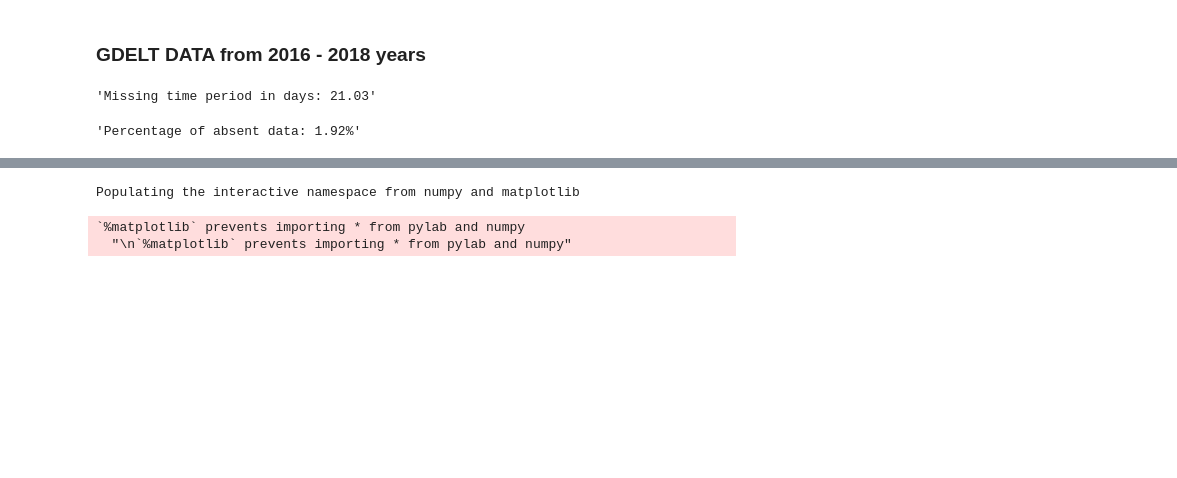
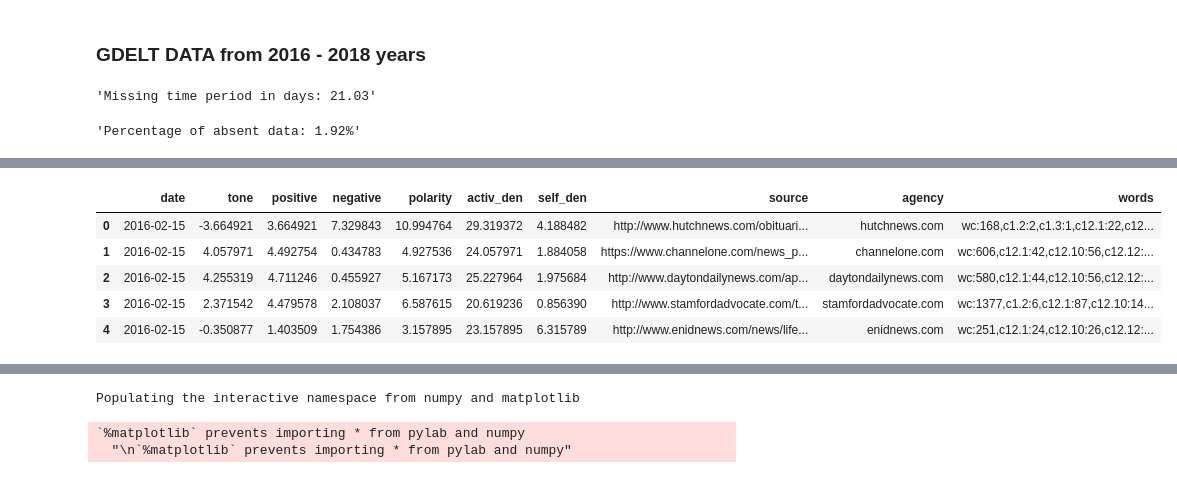
Before and after one commit to ostapkharysh/Stock-return-predictability, a Jupyter notebook: GdeltInfo.ipynb, the cells around one changed output, grey strips where cells are left out. Drawn from its saved outputs; the diff is of its cells as text; code cells hidden in the pictures; blank space fills up the shorter version.

```diff
--- a/GdeltInfo.ipynb
+++ b/GdeltInfo.ipynb
@@ -104,0 +81,9 @@ min_15 = [el.split(',') for el in min_15]
+# %%
+TONE.head()
+# %% [output]
+|  | date | tone | positive | negative | polarity | activ_den | self_den | source | agency | words |
+| 0 | 2016-02-15 | -3.664921 | 3.664921 | 7.329843 | 10.994764 | 29.319372 | 4.188482 | http://www.hutchnews.com/obituari... | hutchnews.com | wc:168,c1.2:2,c1.3:1,c12.1:22,c12... |
+| 1 | 2016-02-15 | 4.057971 | 4.492754 | 0.434783 | 4.927536 | 24.057971 | 1.884058 | https://www.channelone.com/news_p... | channelone.com | wc:606,c12.1:42,c12.10:56,c12.12:... |
+| 2 | 2016-02-15 | 4.255319 | 4.711246 | 0.455927 | 5.167173 | 25.227964 | 1.975684 | http://www.daytondailynews.com/ap... | daytondailynews.com | wc:580,c12.1:44,c12.10:56,c12.12:... |
+| 3 | 2016-02-15 | 2.371542 | 4.479578 | 2.108037 | 6.587615 | 20.619236 | 0.856390 | http://www.stamfordadvocate.com/t... | stamfordadvocate.com | wc:1377,c1.2:6,c12.1:87,c12.10:14... |
+| 4 | 2016-02-15 | -0.350877 | 1.403509 | 1.754386 | 3.157895 | 23.157895 | 6.315789 | http://www.enidnews.com/news/life... | enidnews.com | wc:251,c12.1:24,c12.10:26,c12.12:... |
```
Also changed, not shown: parts of 73 cells of this notebook, 4 other files.
